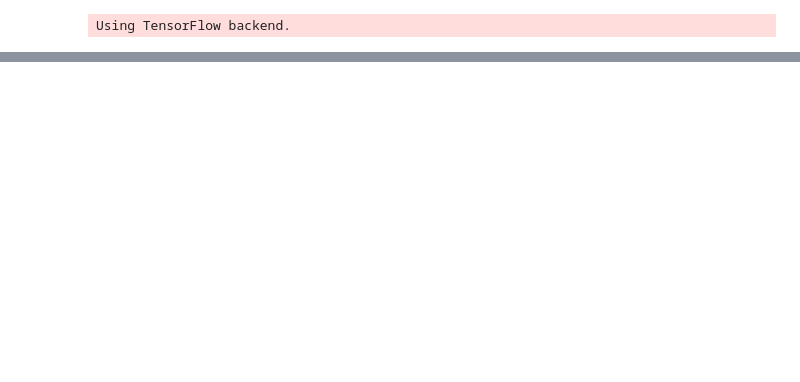
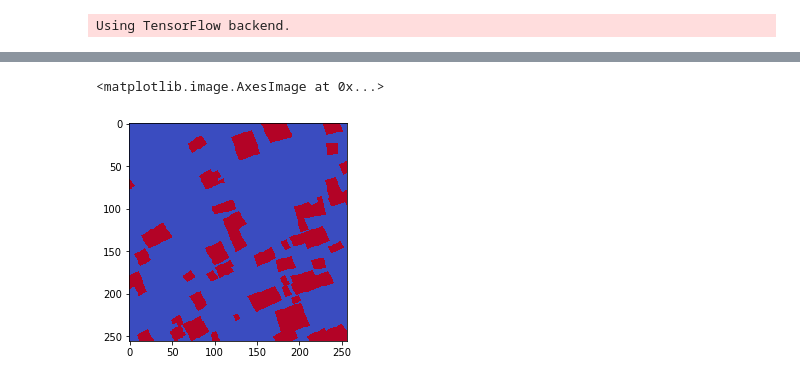
Before and after one commit to korewayume/dstl, a Jupyter notebook: CatResult.ipynb, the cells around one changed output, grey strips where cells are left out. Saved outputs shown, nothing was run; the diff lists cells and outputs as text; code cells hidden in the pictures; blank space fills up the shorter version.

```diff
--- a/CatResult.ipynb
+++ b/CatResult.ipynb
@@ -49,0 +54,5 @@ plt.imshow(join_tiles(x))
+# %%
+plt.imshow(y[0, 0][..., 0], cmap='coolwarm')
+# %% [output]
+<matplotlib.image.AxesImage at 0x...>
+[figure, added]
```
Also changed, not shown: parts of 7 cells of this notebook, 10 other files.
